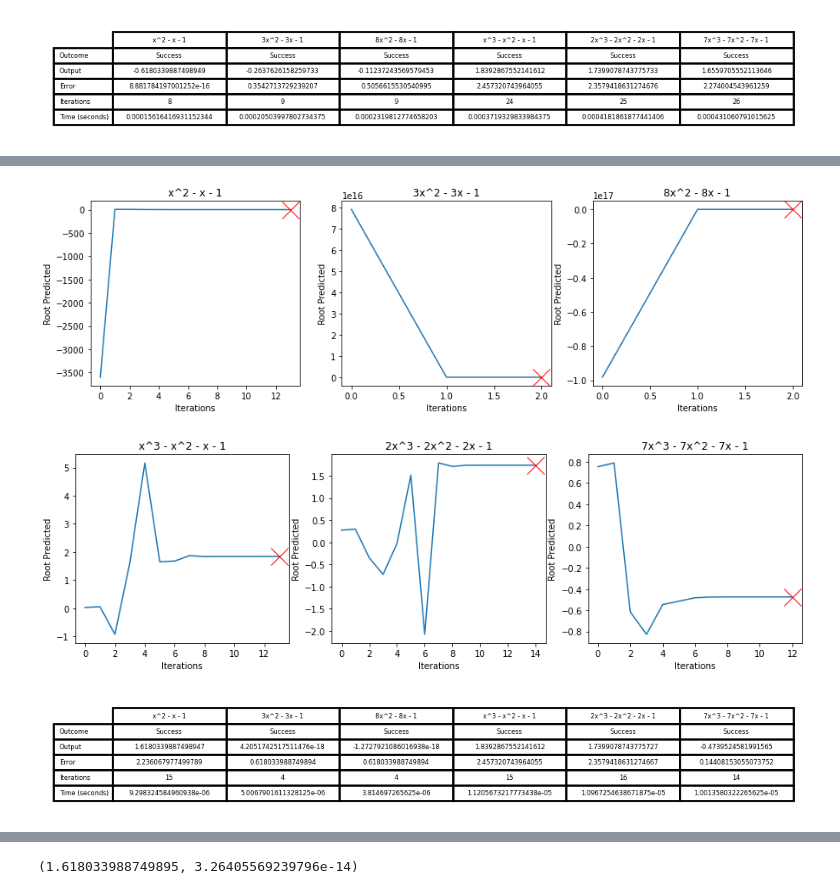
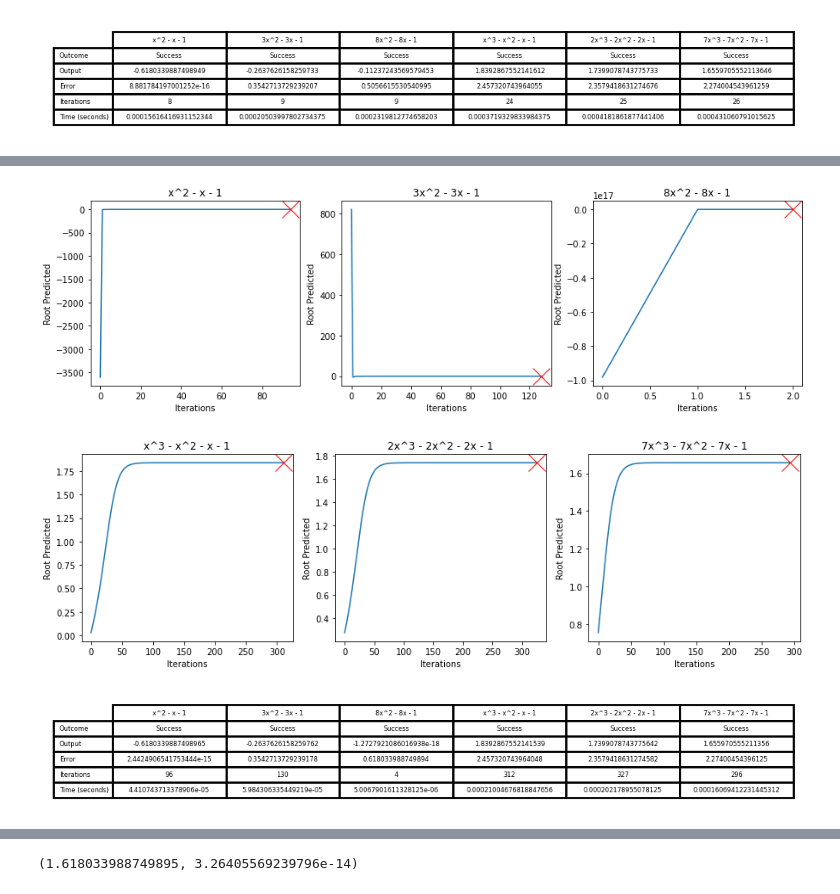
Before and after one commit to AshKhanNY/CS_301, a Jupyter notebook: Final Project/Shameem_Azwad.ipynb, the cells around one changed output, grey strips where cells are left out. Cells and saved outputs as stored; diff of their text form; code cells hidden in the pictures.

```diff
--- a/Final Project/Shameem_Azwad.ipynb
+++ b/Final Project/Shameem_Azwad.ipynb
@@ -199,30 +275,51 @@ def secant(f, p0, p1, tolerance, max_iter):
 # %%
-# Testing Secant Method With 2nd Degree Polynomials
+# False Position Method
+def false_position(f, p0, p1, tolerance, max_iter):
+    start = time.time()
+    progress = []
+    q0 = f(p0)
+    q1 = f(p1)
+    for i in range(2, max_iter):
+        p = p1 - q1*(p1 - p0)/(q1 - q0)
+        progress.append(p)
+        if abs(p - p1) < tolerance:
+            end = time.time()
+            return "Success", p, i, progress, end-start
+        q = f(p)
+        if q * q1 < 0:
+            p0 = p1
+            q0 = q1
+        p1 = p
+        q1 = q
+    end = time.time()
+    return "Failure", p, i, progress, end-start
+
+# Testing False Position With 2nd Degree Polynomials
 results = []
 fig, ax = plt.subplots(1, 3, figsize=(15,4))
-record_results(secant, lambda x:x**2-x-1, -5.6, 6.61, None, tol, max_iterations, results, ax[0], equations[0], solutions[0])
-record_results(secant, lambda x:3*x**2-3*x-1, -5.26, 6.26, None, tol, max_iterations, results, ax[1], equations[1], solutions[1])
-record_results(secant, lambda x:8*x**2-8*x-1, -5.11, 6.11, None, tol, max_iterations, results, ax[2], equations[2], solutions[2])
+record_results(false_position, lambda x:x**2-x-1, -5.6, 6.61, None, tol, max_iterations, results, ax[0], equations[0], solutions[0])
+record_results(false_position, lambda x:3*x**2-3*x-1, -5.3, 6.26, None, tol, max_iterations, results, ax[1], equations[1], solutions[2])
+record_results(false_position, lambda x:8*x**2-8*x-1, -5.11, 6.11, None, tol, max_iterations, results, ax[2], equations[2], solutions[4])
 plt.show()
 
-# Testing Secant Method With 3nd Degree Polynomials
+# Testing False Position With 3nd Degree Polynomials
 fig, ax = plt.subplots(1, 3, figsize=(15,4)) # my screen may be too big
-record_results(secant, lambda x:x**3-x**2-x-1, -5.61, 6.61, None, tol, max_iterations, results, ax[0], equations[3], solutions[6])
-record_results(secant, lambda x:2*x**3-2*x**2-2*x-1, -5.56, 6.31, None, tol, max_iterations, results, ax[1], equations[4], solutions[9])
-record_results(secant, lambda x:7*x**3-7*x**2-7*x-1, -5.41, 5.69, None, tol, max_iterations, results, ax[2], equations[5], solutions[12])
+record_results(false_position, lambda x:x**3-x**2-x-1, -5.61, 6.61, None, tol, max_iterations, results, ax[0], equations[3], solutions[6])
+record_results(false_position, lambda x:2*x**3-2*x**2-2*x-1, -5.56, 6.31, None, tol, max_iterations, results, ax[1], equations[4], solutions[9])
+record_results(false_position, lambda x:7*x**3-7*x**2-7*x-1, -5.41, 5.69, None, tol, max_iterations, results, ax[2], equations[5], solutions[14])
 plt.show()
 
-# Secant Method Table
+# False Position Table
 fig, ax = plt.subplots(dpi=200, figsize = (6,1))
 fig.patch.set_visible(False)
 ax.axis('off')
 ax.axis('tight')
 df = pd.DataFrame({equations[0] : results[0:5], equations[1] : results[5: 10], equations[2] : results[10 : 15],
                    equations[3] : results[15 : 20], equations[4] : results[20:25], equations[5] : results[25:30]})
 ax.table(cellText=df.values, rowLabels=["Outcome", "Output", "Error", "Iterations", "Time (seconds)"], colLabels=df.columns, cellLoc='center', loc='center')
 fig.tight_layout()
 plt.show()
 # %% [output]
-[figure, old version]
+[figure, new version]
-[figure, old version]
+[figure, new version]
-[figure, old version]
+[figure, new version]
```
Also changed, not shown: parts of 27 cells of this notebook.
